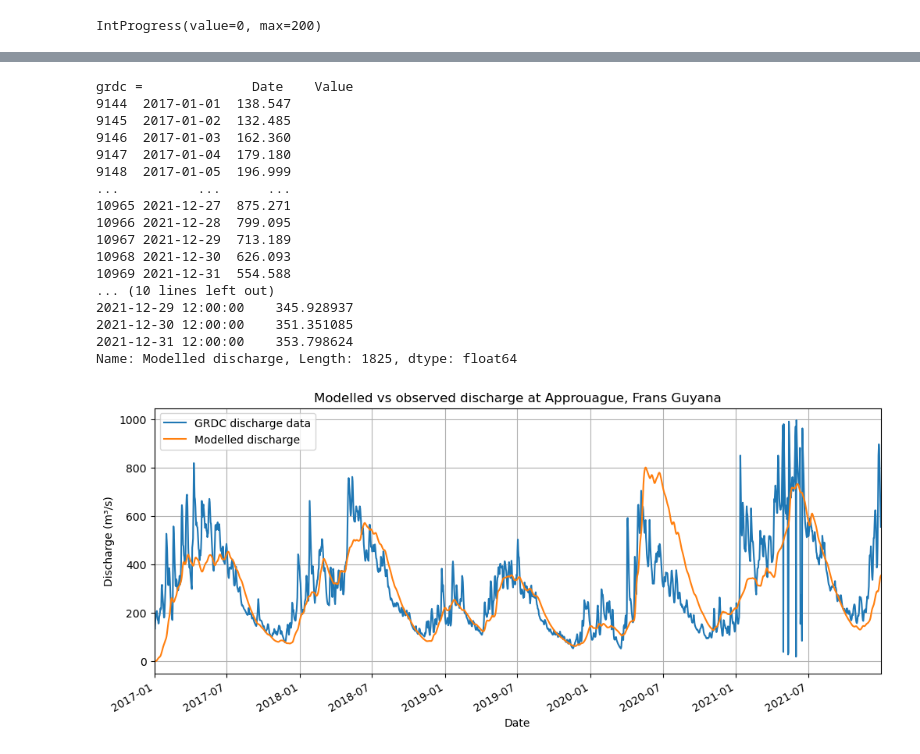
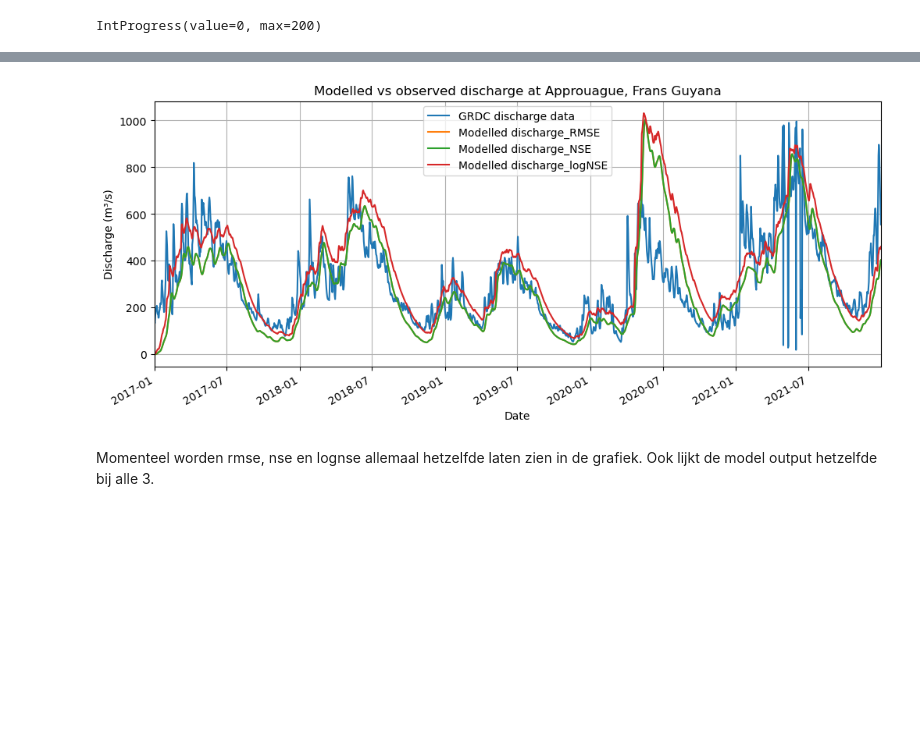
Before and after one commit to eWaterCycle/projects, a Jupyter notebook: Frans_model/Frans_calibration.ipynb, the cells around one changed output, grey strips where cells are left out. Cells and saved outputs as stored; diff of their text form; code cells hidden in the pictures; blank space fills up the shorter version.

Commit message:
nse en lognse toegevoegd

```diff
--- a/Frans_model/Frans_calibration.ipynb
+++ b/Frans_model/Frans_calibration.ipynb
@@ -227,8 +461,9 @@ while model.time < model.end_time:
 model.finalize()
 # %%
 model_output_mmday = pd.Series(data=Q_m, name="Modelled discharge", index=time)
-print(model_output_mmday.max())
-model_output_m3s = model_output_mmday * frans_area * 1000 / 86400
+# print(model_output_mmday.max())
+model_output_m3s_RMSE = model_output_mmday * frans_area * 1000 / 86400
 
 observed_output = pd.Series(data=df["Value"].to_numpy(), name="Observed discharge", index=df["Date"])
+print(model_output_m3s_RMSE)
 # %% [output]
@@ -235,0 +499,5 @@ observed_output = pd.Series(data=df["Value"].to_numpy(), name="Observed discharg
+# %%
+model_output_mmday = pd.Series(data=Q_m, name="Modelled discharge", index=time)
+# print(model_output_mmday.max())
+model_output_m3s_NSE = model_output_mmday * frans_area * 1000 / 86400
+print(model_output_m3s_NSE)
@@ -235,0 +519,20 @@ observed_output = pd.Series(data=df["Value"].to_numpy(), name="Observed discharg
+# %%
+model = ewatercycle.models.HBV(forcing=ERA5_forcing)
+
+config_file, _ = model.setup(parameters=parameters_logNSE, initial_storages=s_0, cfg_dir=HBV_model)
+
+model.initialize(config_file)
+Q_m = []
+time = []
+
+while model.time < model.end_time:
+    model.update()
+    Q_m.append(model.get_value("Q")[0])
+    time.append(pd.Timestamp(model.time_as_datetime))
+
+model.finalize()
+# %%
+model_output_mmday = pd.Series(data=Q_m, name="Modelled discharge", index=time)
+# print(model_output_mmday.max())
+model_output_m3s_logNSE = model_output_mmday * frans_area * 1000 / 86400
+print(model_output_m3s_logNSE)
@@ -236,38 +552,25 @@ observed_output = pd.Series(data=df["Value"].to_numpy(), name="Observed discharg
 # %%
 plt.figure(figsize=(12, 5))
 
 q_critical = 500
 
 plt.plot(df["Date"], df["Value"], label = "GRDC discharge data")
-model_output_m3s.plot(label="Modelled discharge")
-print("grdc = ",df)
-print("model =", model_output_m3s)
+model_output_m3s_RMSE.plot(label="Modelled discharge_RMSE")
+model_output_m3s_NSE.plot(label="Modelled discharge_NSE")
+model_output_m3s_logNSE.plot(label="Modelled discharge_logNSE")
+# print("grdc = ",df)
+# print("model =", model_output_m3s)
 # plt.axhline(y=q_critical, linestyle=":", label=f'Critical discharge ({q_critical} m³/s', color='black')
 
 plt.xlabel("Date")
 plt.ylabel("Discharge (m³/s)")
 plt.title("Modelled vs observed discharge at Approuague, Frans Guyana")
 plt.legend()
 plt.grid(True)
 plt.xlim("2017-01-01", "2021-12-31")
 
-plt.show()
+plt.show();
 # %% [output]
-grdc =              Date    Value
-9144  2017-01-01  138.547
-9145  2017-01-02  132.485
-9146  2017-01-03  162.360
-9147  2017-01-04  179.180
-9148  2017-01-05  196.999
-...          ...      ...
-10965 2021-12-27  875.271
-10966 2021-12-28  799.095
-10967 2021-12-29  713.189
-10968 2021-12-30  626.093
-10969 2021-12-31  554.588
-... (10 lines left out)
-2021-12-29 12:00:00    345.928937
-2021-12-30 12:00:00    351.351085
-2021-12-31 12:00:00    353.798624
-Name: Modelled discharge, Length: 1825, dtype: float64
-[figure, old version]
+[figure, new version]
+# %% [markdown]
+Momenteel worden rmse, nse en lognse allemaal hetzelfde laten zien in de grafiek. Ook lijkt de model output hetzelfde bij alle 3.
```
Also changed, not shown: parts of 29 cells of this notebook, 2 other files.
